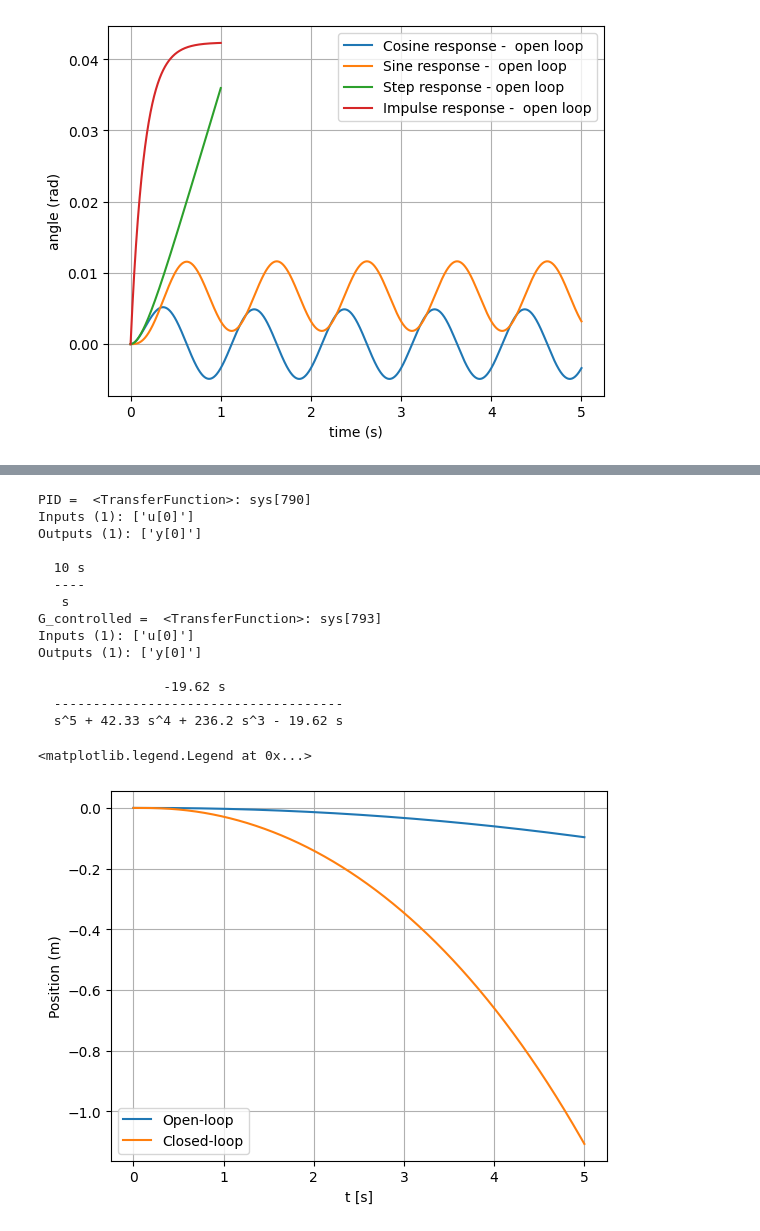
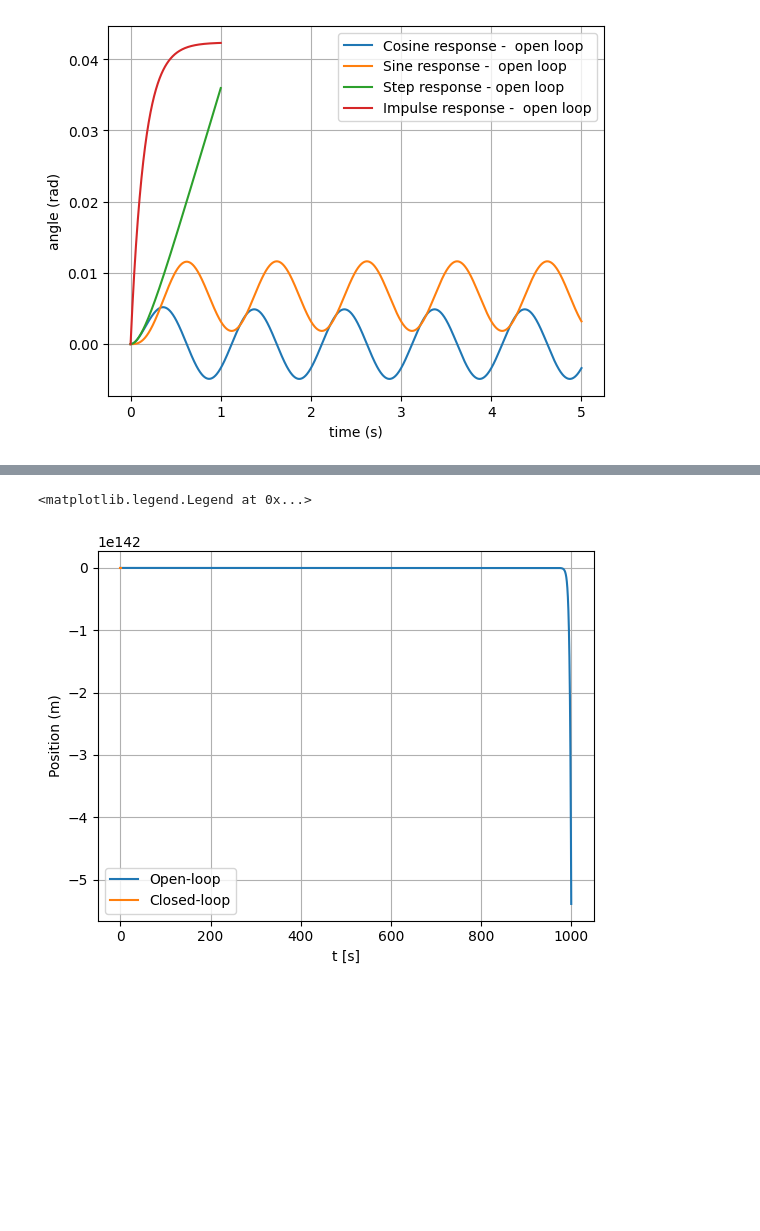
Before and after one commit to TijnAltenaAO/python-modeling, a Jupyter notebook: controlsystemsmodeling.ipynb, the cells around one changed output, grey strips where cells are left out. Saved outputs shown, nothing was run; the diff lists cells and outputs as text; code cells hidden in the pictures; blank space fills up the shorter version.

```diff
--- a/controlsystemsmodeling.ipynb
+++ b/controlsystemsmodeling.ipynb
@@ -5,17 +5,16 @@ import numpy as np
 from control import *
 import matplotlib.pyplot as plt
 
-# maybe change it to be theta and not alpha, because maybe not really plant.
-# open loop plant (idk if cool?)
+
 g = 9.81
-# d = 0.0375
-# L = 0.1725
+d = 0.0375
+L = 0.1725
 b = 0.05 # total guess
 m = 0.05 # weight of ball
 R = 0.02
 
-# num = [-5/7*g*(d/L)] # this technically makes the tf x/alpha, with alpha equals the angle of the motor, not that of the beam.
-num = [-5/7*g] # this equals tf = x/theta, the angle of the beam
+num = [-5/7*g*(d/L)] # this technically makes the tf x/alpha, with alpha equals the angle of the motor, not that of the beam.
+# num = [-5/7*g] # this equals tf = x/theta, the angle of the beam
 den = [1, (5*b)/(7*m*R), 0]
 
 G_plant = tf(num, den)
@@ -30,19 +29,10 @@ f = 1 # frequency
 a =  2*np.pi*f # angular frequency
 cos = tf([1,0],[1,0,a**2])
 Y_cosine = G_plant * cos
-print(Y_cosine)
 
 sin = tf([a],[1,0,a**2])
 Y_sine = G_plant * sin
-print(Y_sine)
 
-# show actual equations
-# print('input pulse = ', step)
-# print('plant transfer function = ', G_plant)
-# print('output Y = ', Y_step)
-# print('input pulse = ', pulse)
-# print('plant transfer function = ', G_plant)
-# print('output Y = ', Y_pulse)
 
 #open loop response = the system's output behavior without any feedback, measured after a step change in the systems input (= at the controller's output )
 t,y = step_response(G_plant,T=1,T_num=200, X0=0)     #X0 can be set as initial condition
@@ -62,6 +52,6 @@ plt.xlabel('time (s)') # unsure if should be angle
 plt.ylabel('Position (meter)')
 plt.legend()
 
-w = np.logspace(-1,0.1,10000)   #set omega range
-bode_plot(G_plant,w,deg=True,Hz=True)
+w = np.logspace(-1,3,100)   #set omega range
+bode_plot(G_plant,w,deg=True,Hz=False)
 # %% [output]
@@ -245,47 +202,35 @@ Outputs (1): ['y[0]']
 # %%
 # add PI controller (now it is closed loop)
-Kp,Ki,Kd=10,0,0 # idk if this way of defining is allowed. d = 0 because otherwise deg(num) > deg(den)
+Kp,Ki,Kd=10.0,1.0,2.0 # idk if this way of defining is allowed. d = 0 because otherwise deg(num) > deg(den)
 den = [1, 0]
 controller= tf([Kd,Kp,Ki],den)
-print('PID = ', controller)
+# print('PID = ', controller)
 
 G_control = controller*G_total
 G_controlled = feedback(G_control,[1],-1)  #GF is forward gain, [1] is unity feedback loop with -1 indicating negative feedback
 
-print('G_controlled = ', G_controlled)
+# print('G_controlled = ', G_controlled)
+
+t, y = step_response(5 * G_controlled, t)
 
 # w = np.logspace(-1,3,100)   #set omega range
 # bode_plot(G_controlled,w,dB=True,deg=False)
 
-t2, yc = step_response(G_controlled,T=5,T_num=1000,X0=-0.0)
-t, y = step_response(G_total,T=5,T_num=1000,X0=0)
+# t2, yc = step_response(G_controlled,T=5,T_num=1000,X0=-0.0)
+# t, y = step_response(G_total,T=5,T_num=1000,X0=0)
 plt.plot(t,y, label='Open-loop')
 plt.plot(t2,yc, label='Closed-loop')
 plt.grid()
 plt.xlabel('t [s]')
 plt.ylabel('Position (m)')
 plt.legend()
 
 #impulse_response(g,T=10,T_num=200)
 
 
 
 
 # TODO add bode plots and pole zero plot at what places?
 # %% [output]
-PID =  <TransferFunction>: sys[790]
-Inputs (1): ['u[0]']
-Outputs (1): ['y[0]']
-
-  10 s
-  ----
-   s
-G_controlled =  <TransferFunction>: sys[793]
-Inputs (1): ['u[0]']
-Outputs (1): ['y[0]']
-
-                -19.62 s
-  -------------------------------------
-  s^5 + 42.33 s^4 + 236.2 s^3 - 19.62 s
+<matplotlib.legend.Legend at 0x...>
-<matplotlib.legend.Legend at 0x...>
-[figure, old version]
+[figure, new version]
```
Also changed, not shown: parts of 3 cells of this notebook.
